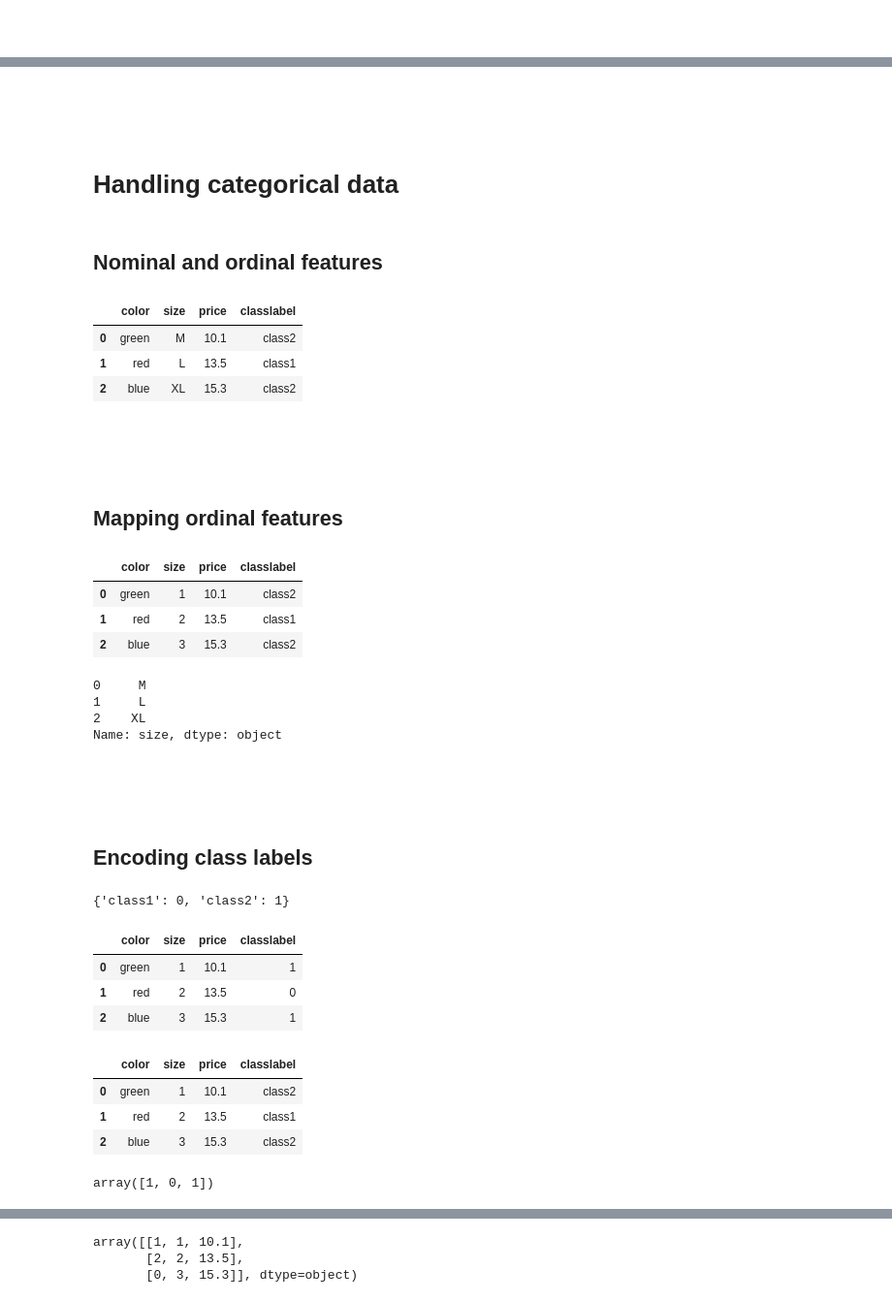
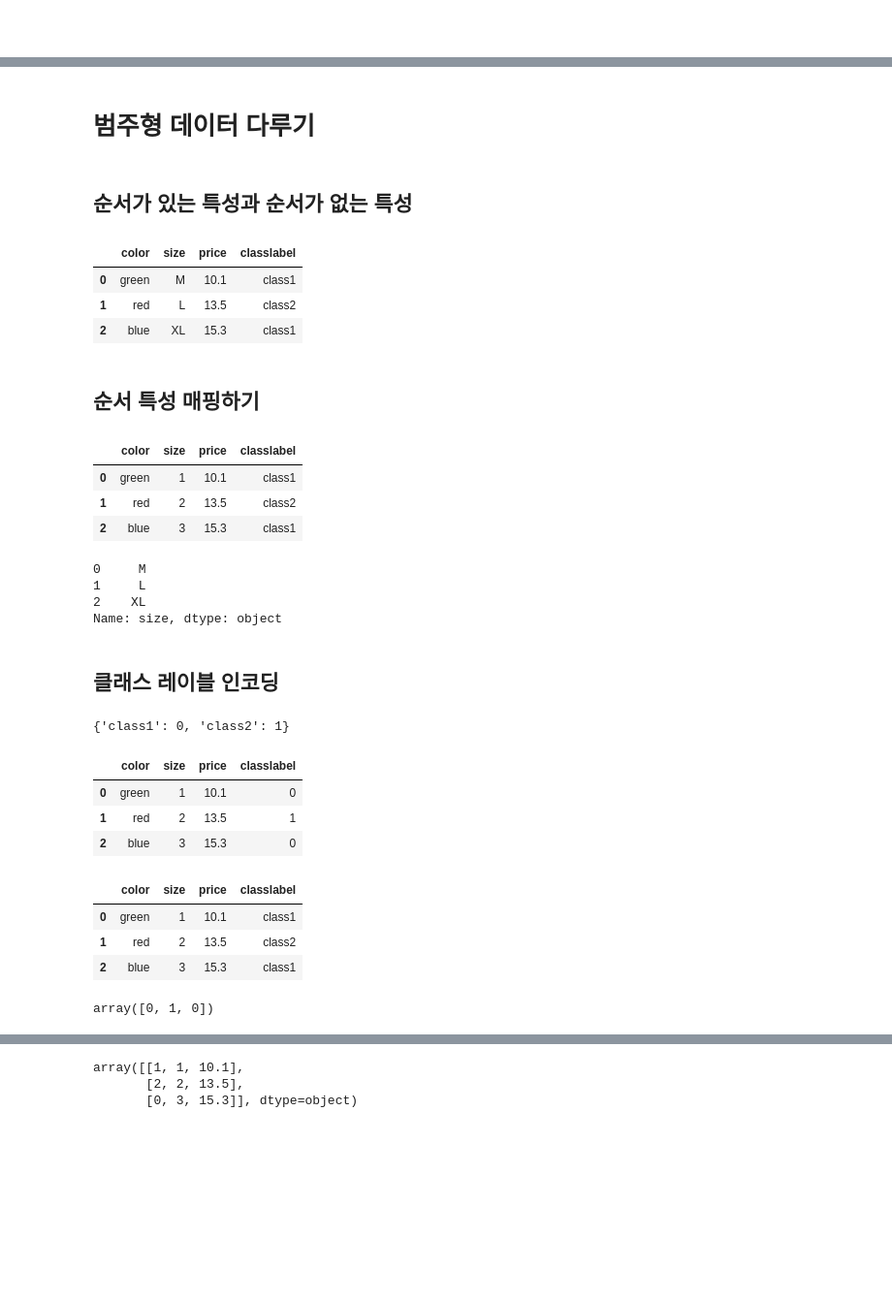
Before and after one commit to woodstck/python-machine-learning-book-2nd-edition, a Jupyter notebook: code/ch04/ch04.ipynb, the cells around one changed output, grey strips where cells are left out. Shown at 97% size. Drawn from its saved outputs; the diff is of its cells as text; code cells hidden in the pictures; blank space fills up the shorter version.

```diff
--- a/code/ch04/ch04.ipynb
+++ b/code/ch04/ch04.ipynb
@@ -221,29 +151,23 @@ Image(filename='images/04_02.png', width=300)
-# %% [markdown]
-<br>
-<br>
-# %% [markdown]
-# Handling categorical data
-# %% [markdown]
-## Nominal and ordinal features
+# %% [markdown]
+# 범주형 데이터 다루기
+# %% [markdown]
+## 순서가 있는 특성과 순서가 없는 특성
 # %%
 import pandas as pd
 
-df = pd.DataFrame([['green', 'M', 10.1, 'class2'],
-                   ['red', 'L', 13.5, 'class1'],
-                   ['blue', 'XL', 15.3, 'class2']])
+df = pd.DataFrame([['green', 'M', 10.1, 'class1'],
+                   ['red', 'L', 13.5, 'class2'],
+                   ['blue', 'XL', 15.3, 'class1']])
 
 df.columns = ['color', 'size', 'price', 'classlabel']
 df
 # %% [output]
 |  | color | size | price | classlabel |
-| 0 | green | M | 10.1 | class2 |
-| 1 | red | L | 13.5 | class1 |
-| 2 | blue | XL | 15.3 | class2 |
+| 0 | green | M | 10.1 | class1 |
+| 1 | red | L | 13.5 | class2 |
+| 2 | blue | XL | 15.3 | class1 |
-# %% [markdown]
-<br>
-<br>
-# %% [markdown]
-## Mapping ordinal features
+# %% [markdown]
+## 순서 특성 매핑하기
 # %%
 size_mapping = {'XL': 3,
                 'L': 2,
@@ -253,9 +177,9 @@ df['size'] = df['size'].map(size_mapping)
 df
 # %% [output]
 |  | color | size | price | classlabel |
-| 0 | green | 1 | 10.1 | class2 |
-| 1 | red | 2 | 13.5 | class1 |
-| 2 | blue | 3 | 15.3 | class2 |
+| 0 | green | 1 | 10.1 | class1 |
+| 1 | red | 2 | 13.5 | class2 |
+| 2 | blue | 3 | 15.3 | class1 |
 # %%
 inv_size_mapping = {v: k for k, v in size_mapping.items()}
 df['size'].map(inv_size_mapping)
@@ -264,11 +188,8 @@ df['size'].map(inv_size_mapping)
 1     L
 2    XL
 Name: size, dtype: object
-# %% [markdown]
-<br>
-<br>
-# %% [markdown]
-## Encoding class labels
+# %% [markdown]
+## 클래스 레이블 인코딩
 # %%
 import numpy as np
 
@@ -279,31 +200,31 @@ class_mapping
 # %% [output]
 {'class1': 0, 'class2': 1}
 # %%
-# to convert class labels from strings to integers
+# 문자열 클래스 레이블을 정수로 변환합니다.
 df['classlabel'] = df['classlabel'].map(class_mapping)
 df
 # %% [output]
 |  | color | size | price | classlabel |
-| 0 | green | 1 | 10.1 | 1 |
-| 1 | red | 2 | 13.5 | 0 |
-| 2 | blue | 3 | 15.3 | 1 |
+| 0 | green | 1 | 10.1 | 0 |
+| 1 | red | 2 | 13.5 | 1 |
+| 2 | blue | 3 | 15.3 | 0 |
 # %%
-# reverse the class label mapping
+# 클래스 레이블 매핑을 거꾸로 수행합니다.
 inv_class_mapping = {v: k for k, v in class_mapping.items()}
 df['classlabel'] = df['classlabel'].map(inv_class_mapping)
 df
 # %% [output]
 |  | color | size | price | classlabel |
-| 0 | green | 1 | 10.1 | class2 |
-| 1 | red | 2 | 13.5 | class1 |
-| 2 | blue | 3 | 15.3 | class2 |
+| 0 | green | 1 | 10.1 | class1 |
+| 1 | red | 2 | 13.5 | class2 |
+| 2 | blue | 3 | 15.3 | class1 |
 # %%
 from sklearn.preprocessing import LabelEncoder
 
-# Label encoding with sklearn's LabelEncoder
+# 사이킷런의 LabelEncoder를 사용하여 레이블을 인코딩합니다.
 class_le = LabelEncoder()
 y = class_le.fit_transform(df['classlabel'].values)
 y
 # %% [output]
-array([1, 0, 1])
+array([0, 1, 0])
 # %%
```
Also changed, not shown: parts of 91 cells of this notebook, 10 other files.
